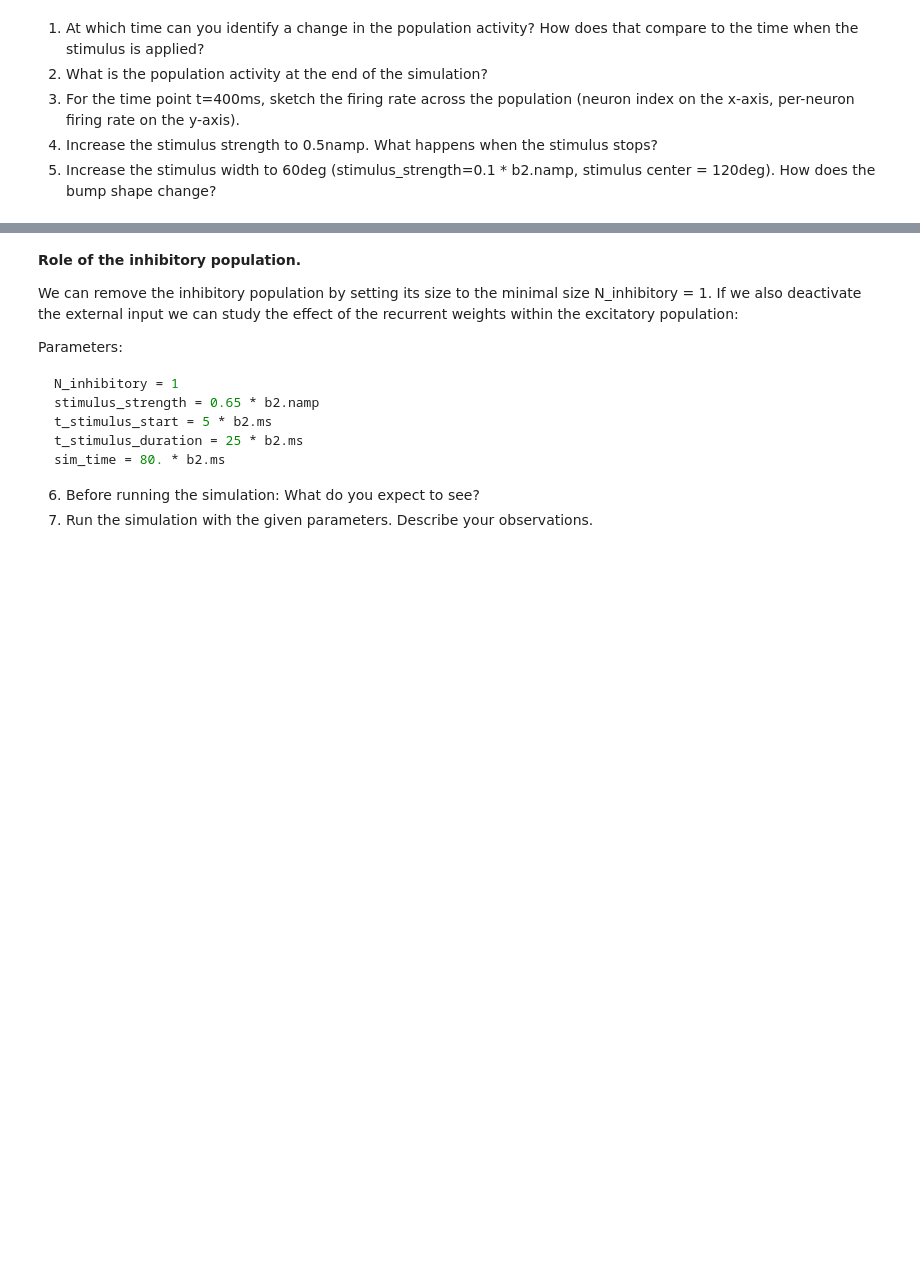
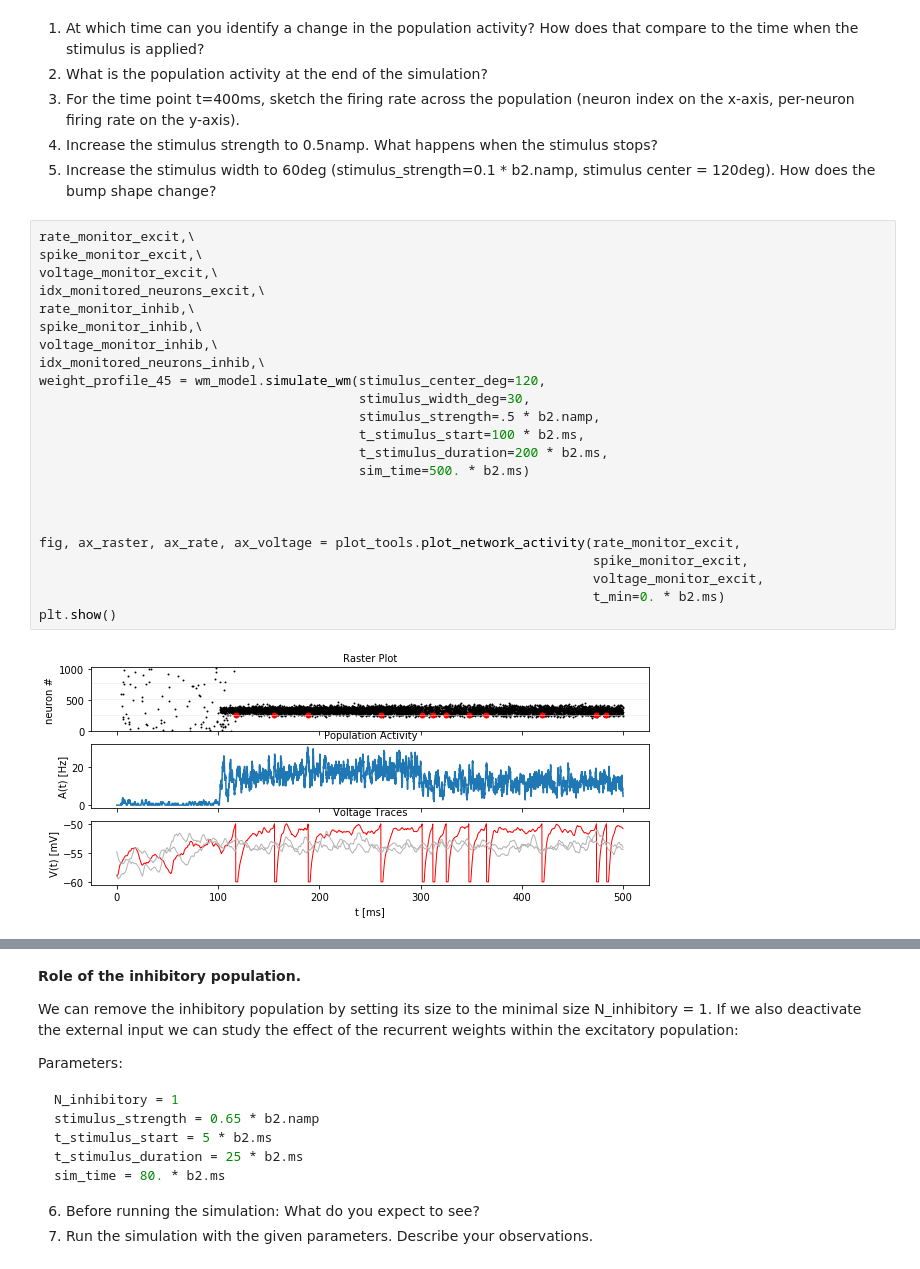
Before and after one commit to mackelab/msne-lsmlsda-2019, a Jupyter notebook: your-code/project3_MeMa/03_spatial_working_memory.ipynb, the cells around one changed output, grey strips where cells are left out. Cells and saved outputs as stored; diff of their text form; blank space fills up the shorter version.

```diff
--- a/your-code/project3_MeMa/03_spatial_working_memory.ipynb
+++ b/your-code/project3_MeMa/03_spatial_working_memory.ipynb
@@ -408,3 +418,28 @@ Run the stimulation given above. Then answer the following questions qualitative
 3.   For the time point t=400ms, sketch the firing rate across the population (neuron index on the x-axis, per-neuron firing rate on the y-axis).
 4.   Increase the stimulus strength to 0.5namp. What happens when the stimulus stops?
 5.   Increase the stimulus width to 60deg (stimulus_strength=0.1 * b2.namp, stimulus center = 120deg). How does the bump shape change?
+# %%
+rate_monitor_excit,\
+spike_monitor_excit,\
+voltage_monitor_excit,\
+idx_monitored_neurons_excit,\
+rate_monitor_inhib,\
+spike_monitor_inhib,\
+voltage_monitor_inhib,\
+idx_monitored_neurons_inhib,\
+weight_profile_45 = wm_model.simulate_wm(stimulus_center_deg=120,
+                                         stimulus_width_deg=30,
+                                         stimulus_strength=.5 * b2.namp,
+                                         t_stimulus_start=100 * b2.ms,
+                                         t_stimulus_duration=200 * b2.ms,
+                                         sim_time=500. * b2.ms)
+
+
+
+fig, ax_raster, ax_rate, ax_voltage = plot_tools.plot_network_activity(rate_monitor_excit,
+                                                                       spike_monitor_excit,
+                                                                       voltage_monitor_excit,
+                                                                       t_min=0. * b2.ms)
+plt.show()
+# %% [output]
+[figure, added]
```
Also changed, not shown: parts of 9 cells of this notebook.
